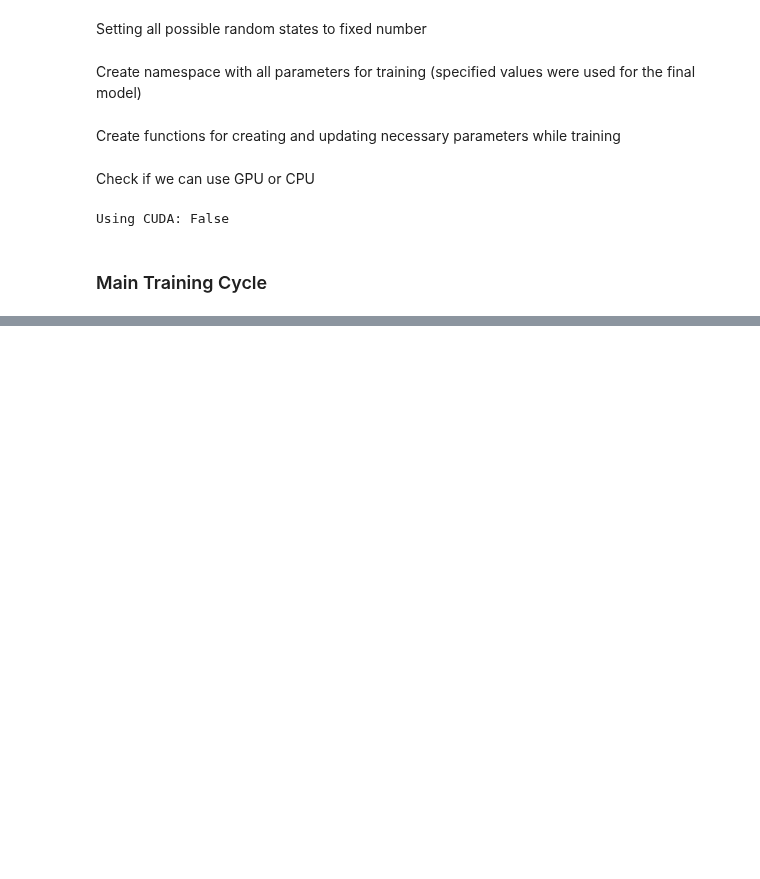
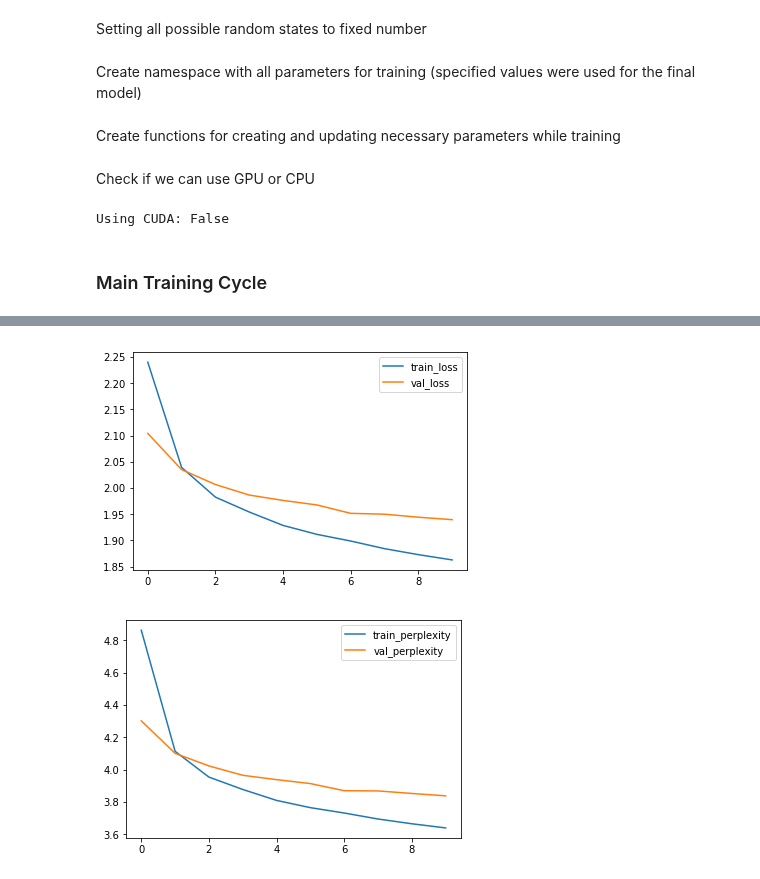
Before and after one commit to labdmitriy/dl_in_nlp, a Jupyter notebook: workshop_3/language_modelling_workshop/task_1/task1_char_language_model_my.ipynb, the cells around one changed output, grey strips where cells are left out. Saved outputs shown, nothing was run; the diff lists cells and outputs as text; code cells hidden in the pictures; blank space fills up the shorter version.

```diff
--- a/workshop_3/language_modelling_workshop/task_1/task1_char_language_model_my.ipynb
+++ b/workshop_3/language_modelling_workshop/task_1/task1_char_language_model_my.ipynb
@@ -314,9 +318,9 @@ class CharLMModel(nn.Module):
                  hidden_size, num_classes):
         super().__init__()
 
-        self.embedding = nn.Embedding(num_embeddings, embedding_size,
-                                      padding_idx=0)
-        self.rnn = nn.GRU(embedding_size, hidden_size,
+        self.embedding = nn.utils.weight_norm(nn.Embedding(num_embeddings, embedding_size,
+                                              padding_idx=0), dim=1)
+        self.rnn = nn.LSTM(embedding_size, hidden_size,
                           bidirectional=False, batch_first=True)
 
         self.fc1 = nn.Linear(in_features=hidden_size,
@@ -327,8 +331,6 @@ class CharLMModel(nn.Module):
         x_packed = pack_padded_sequence(x_embedded, x_lengths.detach().cpu().numpy(),
                                         batch_first=True)
         x_rnn_out, x_rnn_h = self.rnn(x_packed)
-#         x_rnn_h = x_rnn_h.permute(1, 0, 2)
-#         x_rnn_h = x_rnn_h.reshape(x_rnn_h.shape[0], -1)
         x_unpacked, _ = pad_packed_sequence(x_rnn_out, batch_first=True)
         y_out = self.fc1(x_unpacked)
 
@@ -393,8 +395,8 @@ args = Namespace(
                   'test': DATA_PATH/'russian-test'},
     model_state_path = MODELS_PATH/'charLMModel.pth',
 
-    embedding_size = 500,
-    hidden_size = 500,
+    embedding_size = 100,
+    hidden_size = 50,
 
     seed = 42,
 
@@ -403,8 +405,9 @@ args = Namespace(
     learning_rate = 0.03,
     save_iterations = 1e8,
     early_stopping_criteria = 1e8,
-    factor=1e8,
+    factor=0.5,
     patience=1e8,
+    clip_norm=5,
 
     cuda=True
 )
@@ -422,8 +425,8 @@ def make_train_state(args):
             'train_perplexity': [],
             'val_loss': [],
             'val_perplexity': [],
-            'test_loss': [],
-            'test_perplexity': [],
+            'test_loss': -1,
+            'test_perplexity': -1,
             'model_file_name': args.model_state_path}
 
 def update_train_state(args, model, train_state):
@@ -619,0 +636,8 @@ F.cross_entropy()
+# %%
+train_state_df = pd.DataFrame(train_state)
+train_state_df.filter(regex='(train|val)_loss').plot()
+train_state_df.filter(regex='(train|val)_perplexity').plot()
+plt.show()
+# %% [output]
+[figure, added]
+[figure, added]
```
Also changed, not shown: parts of 5 cells of this notebook.
